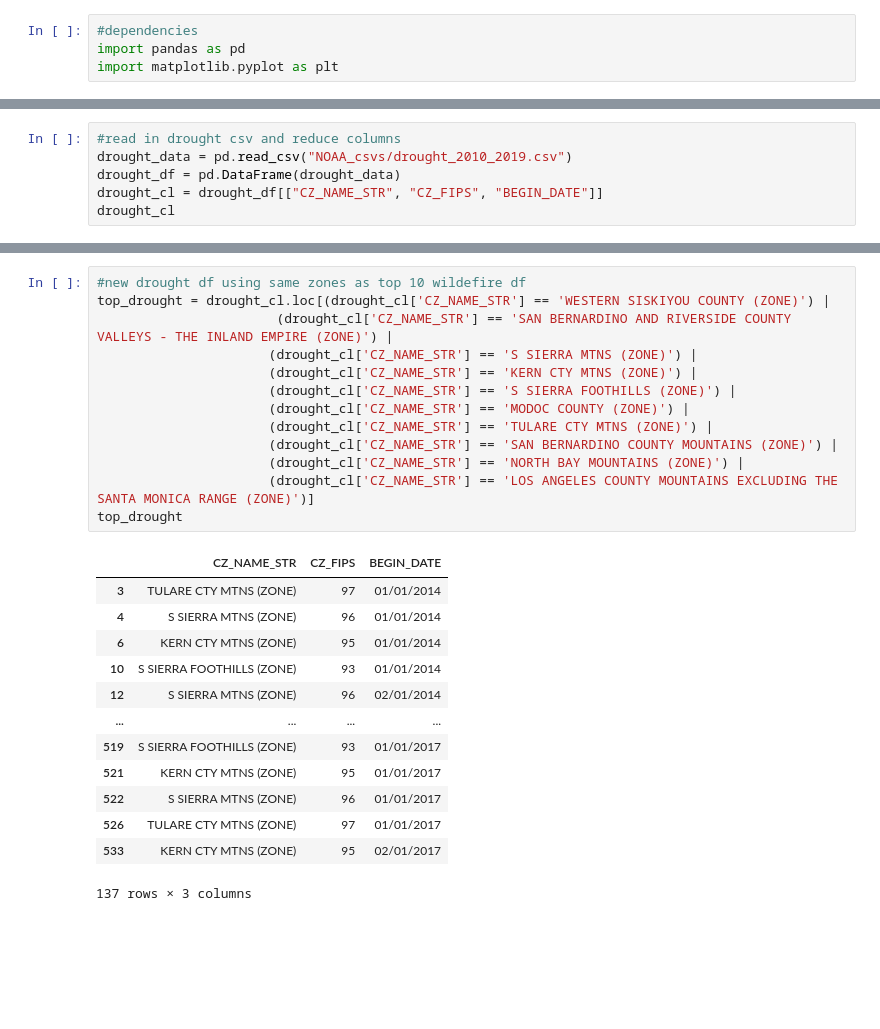
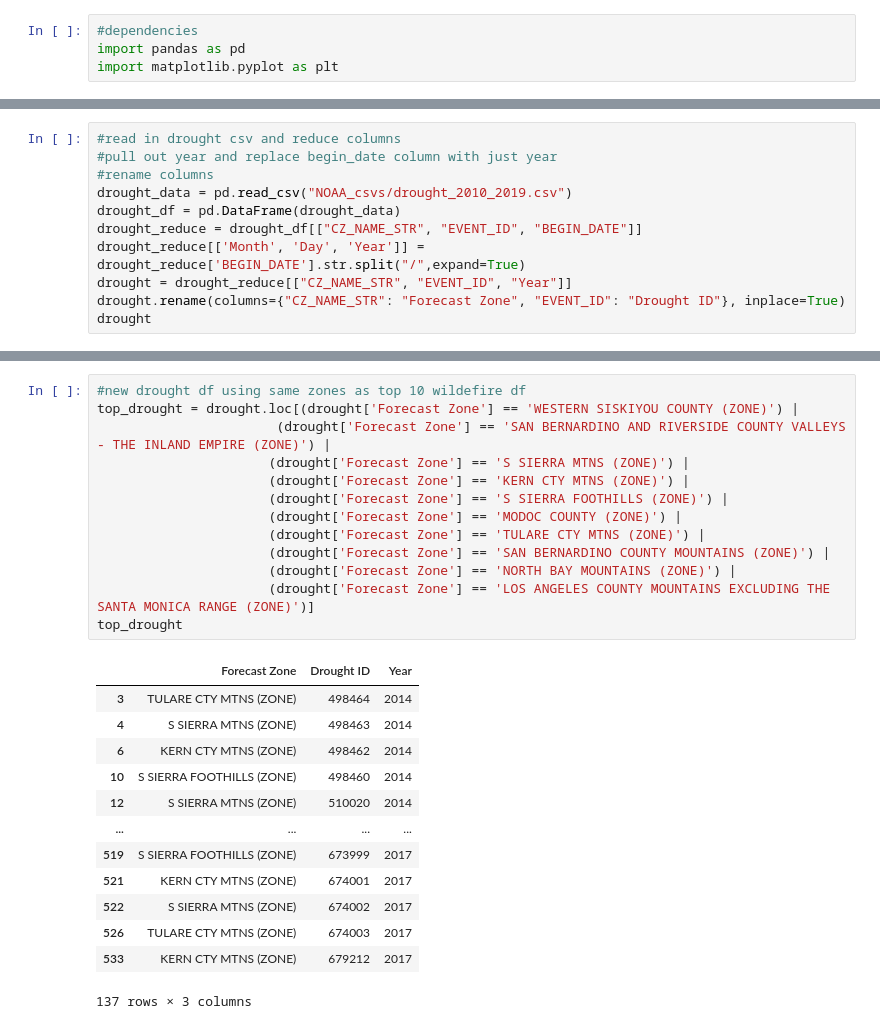
Before and after one commit to jacobdv/extreme-weather, a Jupyter notebook: wildfire_vs_drought.ipynb, the cells around one changed output, grey strips where cells are left out. Drawn from its saved outputs; the diff is of its cells as text; blank space fills up the shorter version.

```diff
--- a/wildfire_vs_drought.ipynb
+++ b/wildfire_vs_drought.ipynb
@@ -26,7 +40,12 @@ fire_cl
 # %%
 #read in drought csv and reduce columns
+#pull out year and replace begin_date column with just year
+#rename columns
 drought_data = pd.read_csv("NOAA_csvs/drought_2010_2019.csv")
 drought_df = pd.DataFrame(drought_data)
-drought_cl = drought_df[["CZ_NAME_STR", "CZ_FIPS", "BEGIN_DATE"]]
-drought_cl
+drought_reduce = drought_df[["CZ_NAME_STR", "EVENT_ID", "BEGIN_DATE"]]
+drought_reduce[['Month', 'Day', 'Year']] = drought_reduce['BEGIN_DATE'].str.split("/",expand=True)
+drought = drought_reduce[["CZ_NAME_STR", "EVENT_ID", "Year"]]
+drought.rename(columns={"CZ_NAME_STR": "Forecast Zone", "EVENT_ID": "Drought ID"}, inplace=True)
+drought
 # %% [output]
@@ -105,29 +132,29 @@ top_fire_gp.count()
 # %%
 #new drought df using same zones as top 10 wildefire df
-top_drought = drought_cl.loc[(drought_cl['CZ_NAME_STR'] == 'WESTERN SISKIYOU COUNTY (ZONE)') |
-                       (drought_cl['CZ_NAME_STR'] == 'SAN BERNARDINO AND RIVERSIDE COUNTY VALLEYS - THE INLAND EMPIRE (ZONE)') |
-                      (drought_cl['CZ_NAME_STR'] == 'S SIERRA MTNS (ZONE)') |
-                      (drought_cl['CZ_NAME_STR'] == 'KERN CTY MTNS (ZONE)') |
-                      (drought_cl['CZ_NAME_STR'] == 'S SIERRA FOOTHILLS (ZONE)') |
-                      (drought_cl['CZ_NAME_STR'] == 'MODOC COUNTY (ZONE)') |
-                      (drought_cl['CZ_NAME_STR'] == 'TULARE CTY MTNS (ZONE)') |
-                      (drought_cl['CZ_NAME_STR'] == 'SAN BERNARDINO COUNTY MOUNTAINS (ZONE)') |
-                      (drought_cl['CZ_NAME_STR'] == 'NORTH BAY MOUNTAINS (ZONE)') |
-                      (drought_cl['CZ_NAME_STR'] == 'LOS ANGELES COUNTY MOUNTAINS EXCLUDING THE SANTA MONICA RANGE (ZONE)')]
+top_drought = drought.loc[(drought['Forecast Zone'] == 'WESTERN SISKIYOU COUNTY (ZONE)') |
+                       (drought['Forecast Zone'] == 'SAN BERNARDINO AND RIVERSIDE COUNTY VALLEYS - THE INLAND EMPIRE (ZONE)') |
+                      (drought['Forecast Zone'] == 'S SIERRA MTNS (ZONE)') |
+                      (drought['Forecast Zone'] == 'KERN CTY MTNS (ZONE)') |
+                      (drought['Forecast Zone'] == 'S SIERRA FOOTHILLS (ZONE)') |
+                      (drought['Forecast Zone'] == 'MODOC COUNTY (ZONE)') |
+                      (drought['Forecast Zone'] == 'TULARE CTY MTNS (ZONE)') |
+                      (drought['Forecast Zone'] == 'SAN BERNARDINO COUNTY MOUNTAINS (ZONE)') |
+                      (drought['Forecast Zone'] == 'NORTH BAY MOUNTAINS (ZONE)') |
+                      (drought['Forecast Zone'] == 'LOS ANGELES COUNTY MOUNTAINS EXCLUDING THE SANTA MONICA RANGE (ZONE)')]
 top_drought
 # %% [output]
-|  | CZ_NAME_STR | CZ_FIPS | BEGIN_DATE |
-| 3 | TULARE CTY MTNS (ZONE) | 97 | 01/01/2014 |
-| 4 | S SIERRA MTNS (ZONE) | 96 | 01/01/2014 |
-| 6 | KERN CTY MTNS (ZONE) | 95 | 01/01/2014 |
-| 10 | S SIERRA FOOTHILLS (ZONE) | 93 | 01/01/2014 |
-| 12 | S SIERRA MTNS (ZONE) | 96 | 02/01/2014 |
+|  | Forecast Zone | Drought ID | Year |
+| 3 | TULARE CTY MTNS (ZONE) | 498464 | 2014 |
+| 4 | S SIERRA MTNS (ZONE) | 498463 | 2014 |
+| 6 | KERN CTY MTNS (ZONE) | 498462 | 2014 |
+| 10 | S SIERRA FOOTHILLS (ZONE) | 498460 | 2014 |
+| 12 | S SIERRA MTNS (ZONE) | 510020 | 2014 |
 | ... | ... | ... | ... |
-| 519 | S SIERRA FOOTHILLS (ZONE) | 93 | 01/01/2017 |
-| 521 | KERN CTY MTNS (ZONE) | 95 | 01/01/2017 |
-| 522 | S SIERRA MTNS (ZONE) | 96 | 01/01/2017 |
-| 526 | TULARE CTY MTNS (ZONE) | 97 | 01/01/2017 |
-| 533 | KERN CTY MTNS (ZONE) | 95 | 02/01/2017 |
+| 519 | S SIERRA FOOTHILLS (ZONE) | 673999 | 2017 |
+| 521 | KERN CTY MTNS (ZONE) | 674001 | 2017 |
+| 522 | S SIERRA MTNS (ZONE) | 674002 | 2017 |
+| 526 | TULARE CTY MTNS (ZONE) | 674003 | 2017 |
+| 533 | KERN CTY MTNS (ZONE) | 679212 | 2017 |
 137 rows × 3 columns
 # %%
 #bar graph of count of wildfires in top ten zones
```
Also changed, not shown: parts of 8 cells of this notebook.
